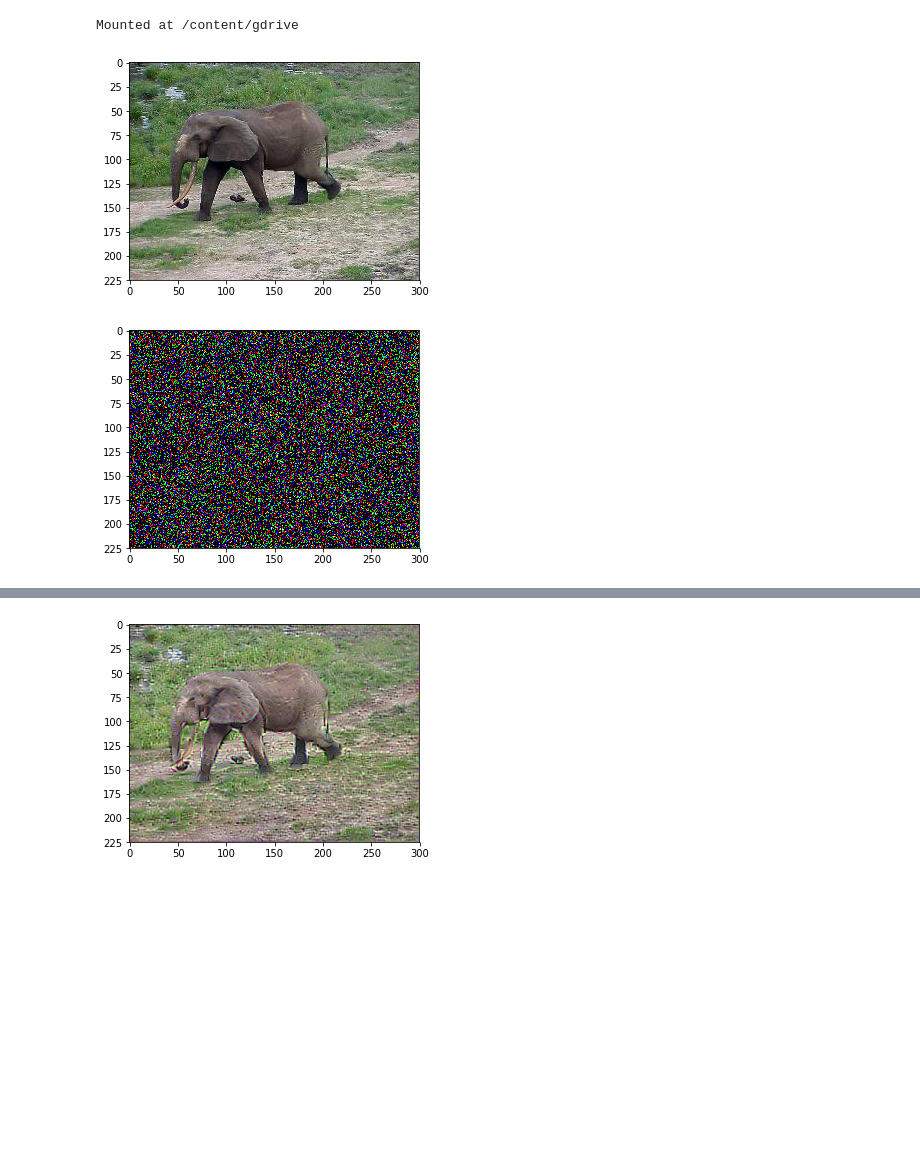
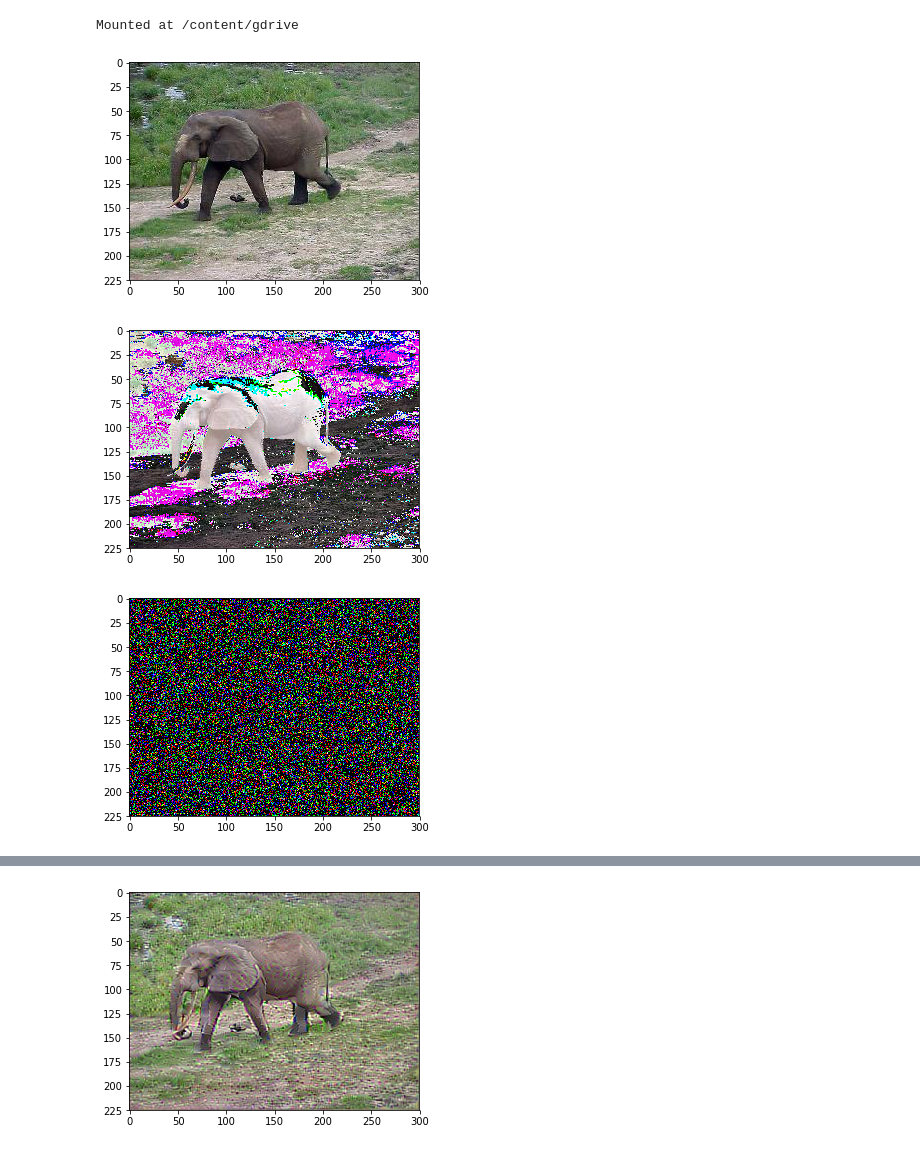
Before and after one commit to YasirHabib/Deep-Learning-Advanced-Computer-Vision, a Jupyter notebook: style_transfer_keras.ipynb, the cells around one changed output, grey strips where cells are left out. Cells and saved outputs as stored; diff of their text form; code cells hidden in the pictures; blank space fills up the shorter version.

Commit message:
plt.imshow(x[0].astype('uint8')) added

```diff
--- a/style_transfer_keras.ipynb
+++ b/style_transfer_keras.ipynb
@@ -78,6 +78,9 @@ if __name__ == '__main__':
   x = image.img_to_array(img)      # (225, 300, 3)
   x = np.expand_dims(x, 0)         # or np.expand_dims(x, axis=0). Output = (1, 225, 300, 3)
   x = preprocess_input(x)          # (1, 225, 300, 3)
+
+  plt.imshow(x[0].astype('uint8'))
+  plt.show()
 
   # we'll use this throughout the rest of the script
   batch_shape = x.shape            # (1, 225, 300, 3)
@@ -115,31 +118,32 @@ if __name__ == '__main__':
     # gradient must also be a 1-D array
     # and both loss and gradient must be np.float64
     # will get an error otherwise
 
     l, g = get_loss_and_grads([x_vec.reshape(*batch_shape)])         # print(g.shape) = (1, 225, 300, 3)
     return l.astype(np.float64), g.flatten().astype(np.float64)
 
   x = np.random.randn(np.prod(batch_shape))
   plt.imshow(x.reshape(*shape).astype('uint8'))      # .astype('uint8') added to remove the error 'Clipping input data to the valid range for imshow with RGB data ([0..1] for floats or [0..255] for integers)'
   #plt.imshow(x.reshape(*shape))
   plt.show()
 
   for i in range(10):
     x, l, _ = fmin_l_bfgs_b(func=get_loss_and_grads_wrapper, x0=x, maxfun=20)    # func should be a function that returns the value we're trying to minimize => loss
                                                                                  # x0 is the initial value of x
                                                                                  # x : array_like: Estimated position of the minimum.
                                                                                  # f : float: Value of func at the minimum.
     x = np.clip(x, -127, 127)
     # print("min:", x.min(), "max:", x.max())
     print("iter=%s, loss=%s" % (i, l))
 
   newimg = x.reshape(*batch_shape)               # (1, 225, 300, 3)
   final_img = unpreprocess(newimg)               # (1, 225, 300, 3)
   # print(final_img[0].shape)                    # (225, 300, 3)
 
   plt.imshow(scale_img(final_img[0]))
   plt.show()
 # %% [output]
 Mounted at /content/gdrive
 [figure]
-[figure, old version]
+[figure, new version]
+[figure, new version]
@@ -156 +160 @@ iter=9, loss=29.730113983154297
-[figure, old version]
+[figure, added]
```
Also changed, not shown: parts of 1 cell of this notebook.
